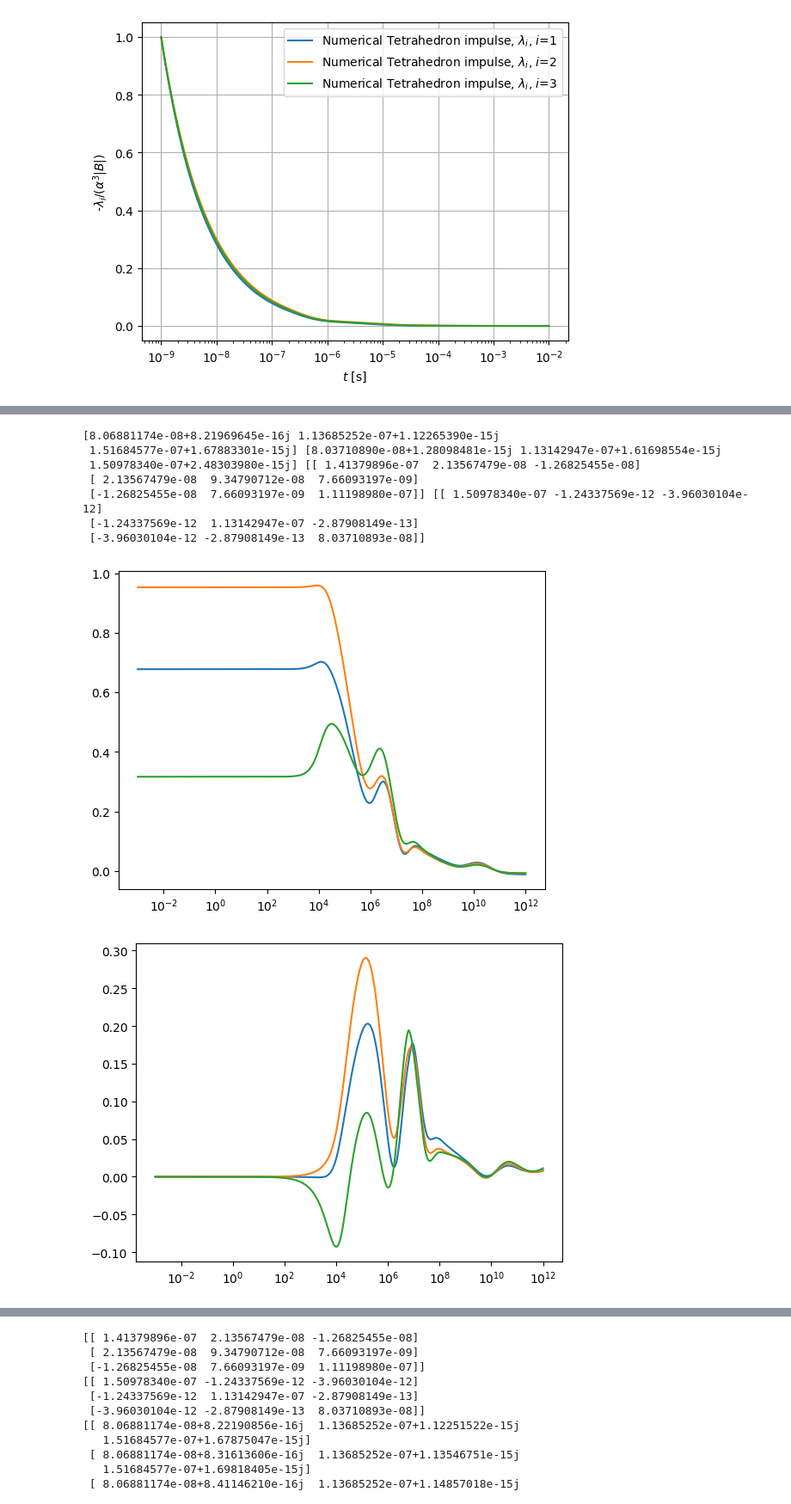
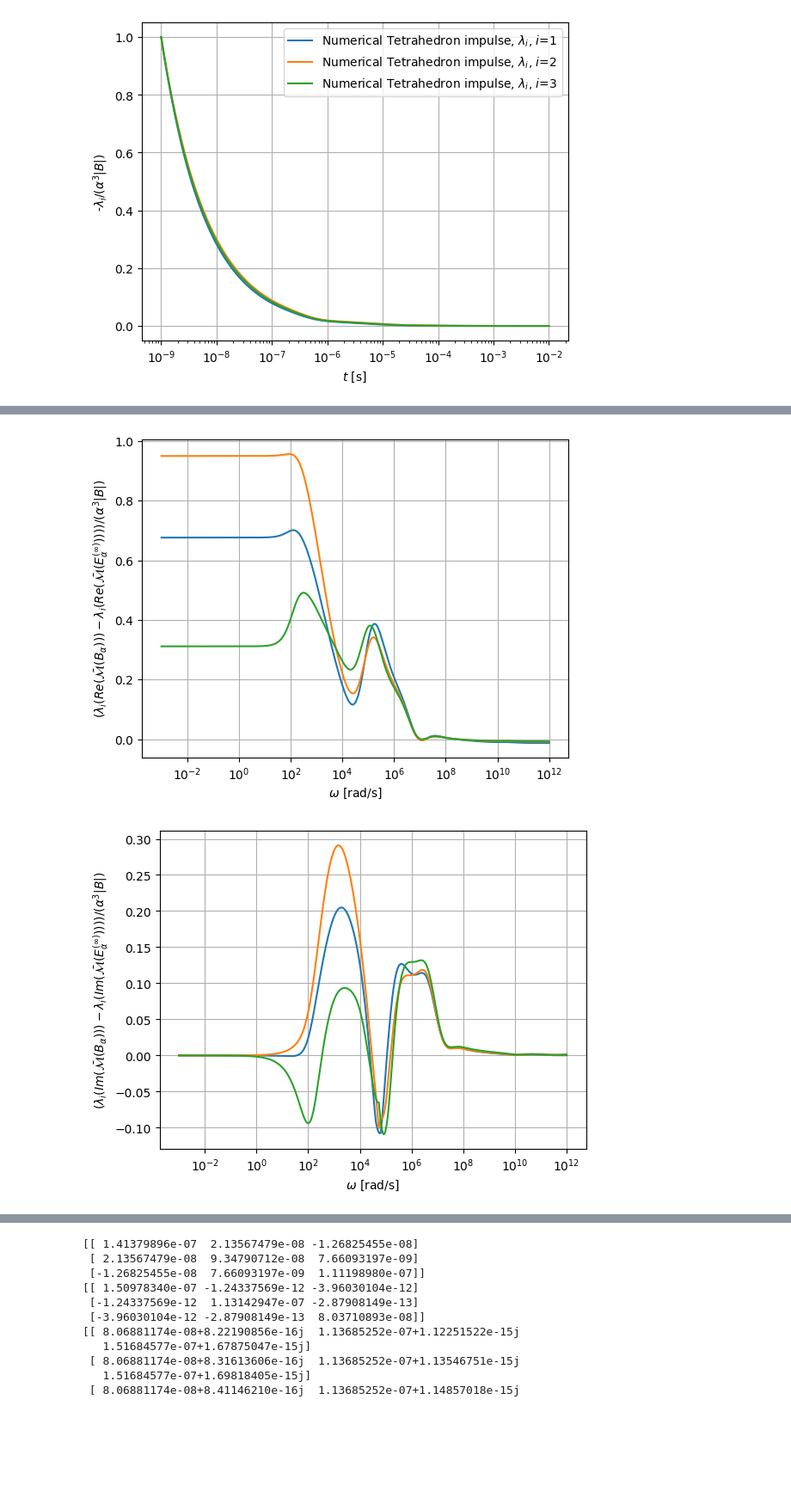
Before and after one commit to MPT-Calculator/MPT-Calculator, a Jupyter notebook: tet_spectrum_results_0_01.ipynb, the cells around one changed output, grey strips where cells are left out. Shown at 86% size. Saved outputs shown, nothing was run; the diff lists cells and outputs as text; code cells hidden in the pictures; blank space fills up the shorter version.

```diff
--- a/tet_spectrum_results_0_01.ipynb
+++ b/tet_spectrum_results_0_01.ipynb
@@ -279,7 +279,7 @@ plt.show()
 # Compare tet and ellipsoid spectrums
 # Tet
 P=5
-alpha=0.001
+alpha=0.01
 sigma=1e7
 mur=32
 mu0=4*np.pi*1e-7
@@ -287,7 +287,9 @@ vol=26.833234653902096
 N=3000
 NPOD=50
 
-directory="Results/CSG_Tetra/al_0.001_mu_32_sig_1e7/1e-3-1e12_"+str(N)+"_el_25794_ord_"+str(P)+"_POD_"+str(NPOD)+"_1e-6"
+#directory="Results/CSG_Tetra/al_0.001_mu_32_sig_1e7/1e-3-1e12_"+str(N)+"_el_25794_ord_"+str(P)+"_POD_"+str(NPOD)+"_1e-6"
+directory="Results/CSG_Tetra/al_0.01_mu_32_sig_1e7/1e-3-1e12_"+str(N)+"_el_25919_ord_"+str(P)+"_POD_"+str(NPOD)+"_1e-6"
+
 
 cktet=np.genfromtxt(directory+'/Data/Amplitudes.csv', delimiter=',')
 xitet=np.genfromtxt(directory+'/Data/Modes.csv', delimiter=',')
@@ -299,13 +301,16 @@ N0tet= np.genfromtxt(directory+'/Data/N0.csv', delimiter=',')
 
 # Ellipsoid - minf
 # Note this has been recalculated with linear geometry to ensure convergence of solution. Note issues with curved geometry and p>=5.
-P=2
+P=3
 NPOD=50
 #directory="Results/OCC_ellipsoid_Tetra_Minf/al_0.001_mu_32_sig_1e7/1e-3-1e12_"+str(N)+"_el_15856_ord_"+str(P)+"_POD_"+str(NPOD)+"_1e-6"
 print(directory)
 #directory="Results/OCC_ellipsoid_Tetra_Minf/al_0.001_mu_32_sig_1e7/1e-3-1e12_"+str(N)+"_el_66676_ord_"+str(P)+"_POD_"+str(NPOD)+"_1e-6"
 #directory="Results/OCC_ellipsoid_Tetra_Minf/al_0.001_mu_32_sig_1e7/1e-2-1e13_"+str(N)+"_el_15856_ord_"+str(P)+"_POD_"+str(NPOD)+"_1e-6"
-directory="Results/CSG_ellipsoid_Tetra_Minf/al_0.001_mu_32_sig_1e7/1e-3-1e12_"+str(N)+"_el_22976_ord_"+str(P)+"_POD_"+str(NPOD)+"_1e-6"
+#directory="Results/CSG_ellipsoid_Tetra_Minf/al_0.001_mu_32_sig_1e7/1e-3-1e12_"+str(N)+"_el_22976_ord_"+str(P)+"_POD_"+str(NPOD)+"_1e-6"
+directory="Results/CSG_ellipsoid_Tetra_Minf/al_0.01_mu_32_sig_1e7/1e-3-1e12_"+str(N)+"_el_23219_ord_"+str(P)+"_POD_"+str(NPOD)+"_1e-6"
+
+
 
 ckminf=np.genfromtxt(directory+'/Data/Amplitudes.csv', delimiter=',')
 ximinf=np.genfromtxt(directory+'/Data/Modes.csv', delimiter=',')
@@ -322,7 +327,8 @@ P=3
 NPOD=50
 #directory="Results/OCC_ellipsoid_Tetra_N0/al_0.001_mu_32_sig_1e7/1e-3-1e12_"+str(N)+"_el_17146_ord_"+str(P)+"_POD_"+str(NPOD)+"_1e-6"
 #directory="Results/OCC_ellipsoid_Tetra_N0/al_0.001_mu_32_sig_1e7/1e-3-1e12_"+str(N)+"_el_77574_ord_"+str(P)+"_POD_"+str(NPOD)+"_1e-6"
-directory="Results/CSG_ellipsoid_Tetra_N0/al_0.001_mu_32_sig_1e7/1e-3-1e12_"+str(N)+"_el_24634_ord_"+str(P)+"_POD_"+str(NPOD)+"_1e-6"
+#directory="Results/CSG_ellipsoid_Tetra_N0/al_0.001_mu_32_sig_1e7/1e-3-1e12_"+str(N)+"_el_24634_ord_"+str(P)+"_POD_"+str(NPOD)+"_1e-6"
+directory="Results/CSG_ellipsoid_Tetra_N0/al_0.01_mu_32_sig_1e7/1e-3-1e12_"+str(N)+"_el_24898_ord_"+str(P)+"_POD_"+str(NPOD)+"_1e-6"
 
 ckn0=np.genfromtxt(directory+'/Data/Amplitudes.csv', delimiter=',')
 xin0=np.genfromtxt(directory+'/Data/Modes.csv', delimiter=',')
@@ -604,6 +525,20 @@ for i in range(3):
     plt.figure(2)
     plt.semilogx(Omega,np.imag(Eigenvaluestet[:,i])/(alpha**3*vol)-np.imag(Eigenvaluesminf[:,i])/(alpha**3*vol),label=r"MPT-Calculator $\lambda_i({\cal R})$, $i=$"+str(i+1))
 
+plt.figure(1)
+plt.xlabel(r"$\omega$ [rad/s]")
+plt.ylabel(r"$(\lambda_i ( Re(\bar{\cal M} (B_\alpha )) )- \lambda_i (Re(\bar{\cal M} ( E_\alpha^{( \infty) } ) )) ) /(\alpha^3 |B|)$")
+plt.grid()
+plt.savefig("my_plots/tet_mpt/ellip_inf_tet_diff_realmpt_M3000.pdf")
+
+
+plt.figure(2)
+plt.xlabel(r"$\omega$ [rad/s]")
+plt.ylabel(r"$(\lambda_i ( Im(\bar{\cal M} (B_\alpha )) )- \lambda_i (Im(\bar{\cal M} ( E_\alpha^{( \infty) } ) ) )) /(\alpha^3 |B|)$")
+plt.grid()
+plt.savefig("my_plots/tet_mpt/ellip_inf_tet_diff_imagmpt_M3000.pdf")
+
+
 for n in range(N):
 
     MPT=np.zeros((3,3),dtype=complex)
@@ -620,40 +555,51 @@ for n in range(N):
     reig=np.sort(reig)
     ieig,dum=np.linalg.eig(np.imag(MPT))
     ieig=np.sort(ieig)
 
     Eigenvaluestet[n,:]=reig+1j*ieig
     MPT[0,0]=TensorArrayn0[n,0]
     MPT[0,1]=TensorArrayn0[n,1]
     MPT[0,2]=TensorArrayn0[n,2]
     MPT[1,0]=TensorArrayn0[n,3]
     MPT[1,1]=TensorArrayn0[n,4]
     MPT[1,2]=TensorArrayn0[n,5]
     MPT[2,0]=TensorArrayn0[n,6]
     MPT[2,1]=TensorArrayn0[n,7]
     MPT[2,2]=TensorArrayn0[n,8]
     reig,dum=np.linalg.eig(np.real(MPT))
     reig=np.sort(reig)
     ieig,dum=np.linalg.eig(np.imag(MPT))
     ieig=np.sort(ieig)
     Eigenvaluesn0[n,:]=reig+1j*ieig
 for i in range(3):
     plt.figure(3)
     #plt.semilogx(Omega,np.real(DRSF)/(alpha**3*vol),'x',label=r"Computed (DRSF $M=500$) $\lambda_i({\cal R})$, $i=$"+str(i+1))
     plt.semilogx(Omega,np.real(Eigenvaluestet[:,i])/(alpha**3*vol)-np.real(Eigenvaluesn0[:,i])/(alpha**3*vol),label=r"MPT-Calculator $\lambda_i({\cal R})$, $i=$"+str(i+1))
 
 
 
     plt.figure(4)
     plt.semilogx(Omega,np.imag(Eigenvaluestet[:,i])/(alpha**3*vol)-np.imag(Eigenvaluesn0[:,i])/(alpha**3*vol),label=r"MPT-Calculator $\lambda_i({\cal R})$, $i=$"+str(i+1))
-print(Eigenvaluestet[0,:],Eigenvaluesn0[0,:],N0tet,N0n0)
+
+
+
+plt.figure(3)
+plt.xlabel(r"$\omega$ [rad/s]")
+plt.ylabel(r"$(\lambda_i ( Re(\bar{\cal M} (B_\alpha )) )- \lambda_i (Re(\bar{\cal M} ( E_\alpha^{( 0) } ) )) ) /(\alpha^3 |B|)$")
+plt.grid()
+plt.savefig("my_plots/tet_mpt/ellip_n0_tet_diff_realmpt_M3000.pdf")
+
+
+
+plt.figure(4)
+plt.xlabel(r"$\omega$ [rad/s]")
+plt.ylabel(r"$(\lambda_i ( Im(\bar{\cal M} (B_\alpha )) )- \lambda_i (Im(\bar{\cal M} ( E_\alpha^{( 0) } ) ) )) /(\alpha^3 |B|)$")
+plt.grid()
+plt.savefig("my_plots/tet_mpt/ellip_n0_tet_diff_imagmpt_M3000.pdf")
+
+
+
 #print(np.real(Eigenvaluestet[:,0])/(alpha**3*vol)-np.real(Eigenvaluesn0[:,0])/(alpha**3*vol))
 # %% [output]
-[8.06881174e-08+8.21969645e-16j 1.13685252e-07+1.12265390e-15j
- 1.51684577e-07+1.67883301e-15j] [8.03710890e-08+1.28098481e-15j 1.13142947e-07+1.61698554e-15j
- 1.50978340e-07+2.48303980e-15j] [[ 1.41379896e-07  2.13567479e-08 -1.26825455e-08]
- [ 2.13567479e-08  9.34790712e-08  7.66093197e-09]
- [-1.26825455e-08  7.66093197e-09  1.11198980e-07]] [[ 1.50978340e-07 -1.24337569e-12 -3.96030104e-12]
- [-1.24337569e-12  1.13142947e-07 -2.87908149e-13]
- [-3.96030104e-12 -2.87908149e-13  8.03710893e-08]]
-[figure, old version]
+[figure, new version]
-[figure, old version]
+[figure, new version]
```
Also changed, not shown: parts of 7 cells of this notebook, 19 other files.
